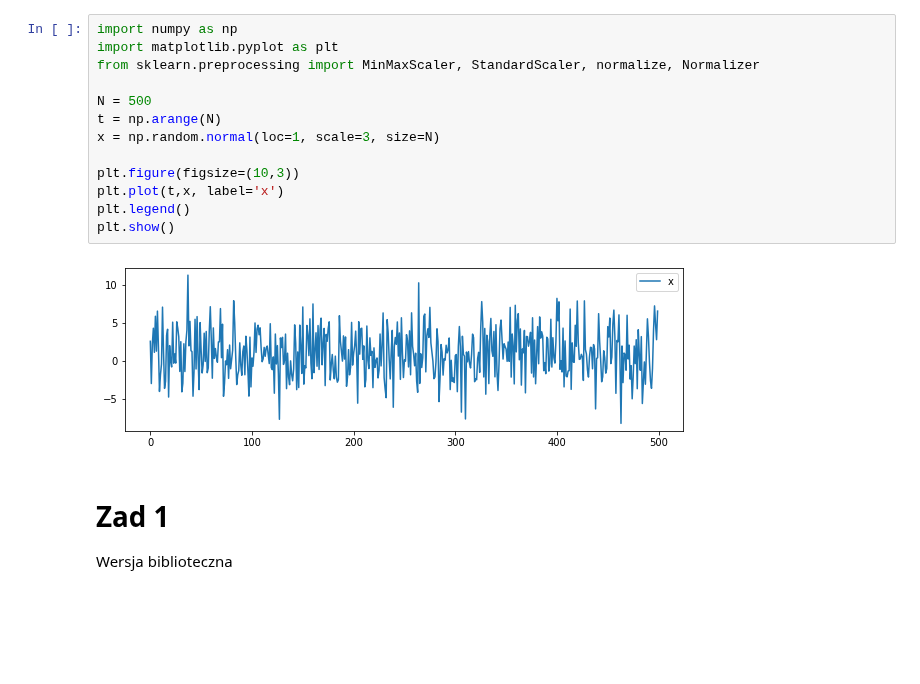
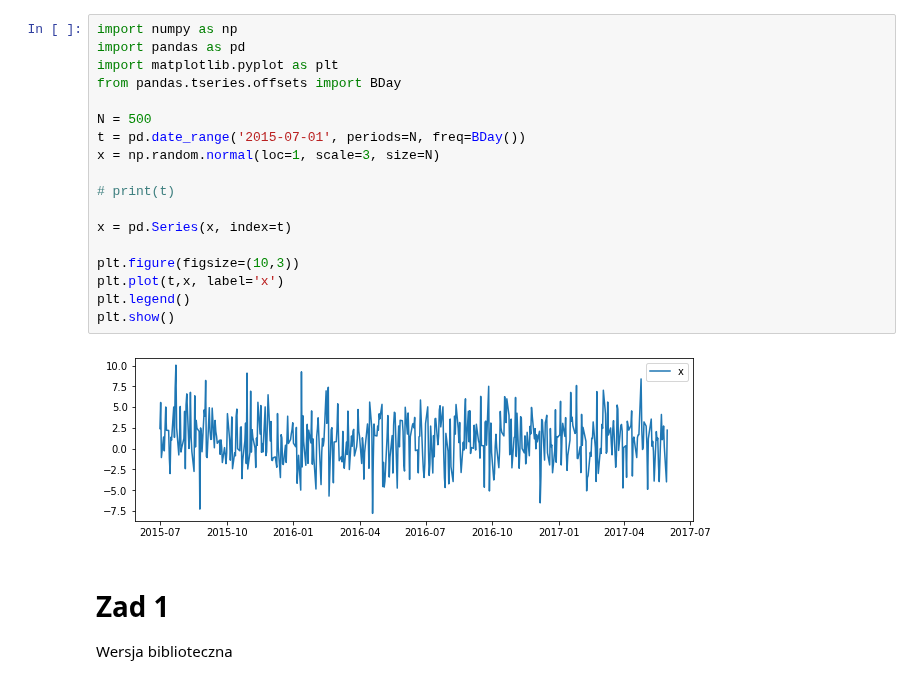
Before and after one commit to 11jolek11/BigData, a Jupyter notebook: List4.ipynb, the cells around one changed output. Saved outputs shown, nothing was run; the diff lists cells and outputs as text; blank space fills up the shorter version.

Commit message:
Time series generation

```diff
--- a/List4.ipynb
+++ b/List4.ipynb
@@ -2,19 +2,24 @@
 <a href="https://colab.research.google.com/github/11jolek11/BigData/blob/main/List4.ipynb" target="_parent"><img src="https://colab.research.google.com/assets/colab-badge.svg" alt="Open In Colab"/></a>
 # %%
 import numpy as np
+import pandas as pd
 import matplotlib.pyplot as plt
-from sklearn.preprocessing import MinMaxScaler, StandardScaler, normalize, Normalizer
+from pandas.tseries.offsets import BDay
 
 N = 500
-t = np.arange(N)
+t = pd.date_range('2015-07-01', periods=N, freq=BDay())
 x = np.random.normal(loc=1, scale=3, size=N)
+
+# print(t)
+
+x = pd.Series(x, index=t)
 
 plt.figure(figsize=(10,3))
 plt.plot(t,x, label='x')
 plt.legend()
 plt.show()
 # %% [output]
-[figure, old version]
+[figure, new version]
 # %% [markdown]
 # Zad 1
 Wersja biblioteczna
```
